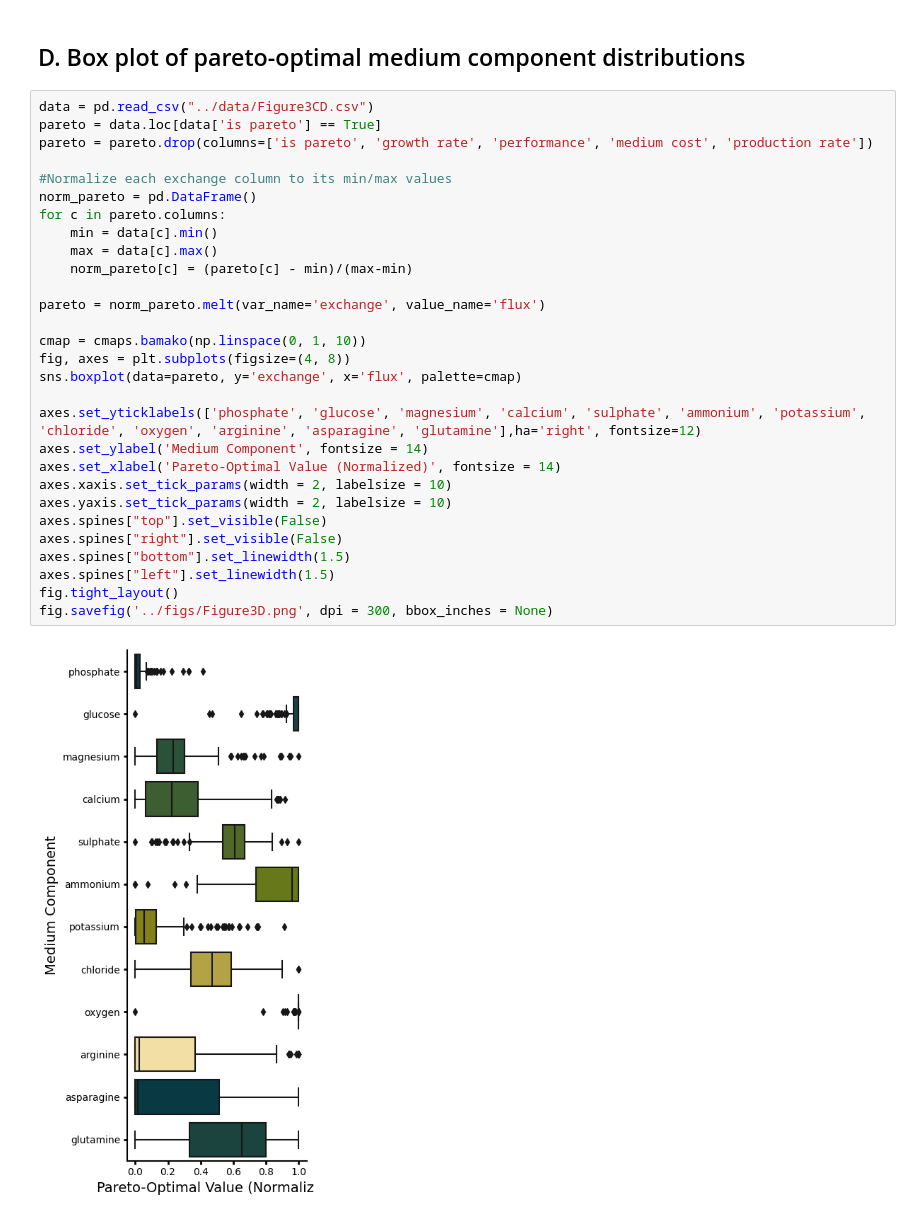
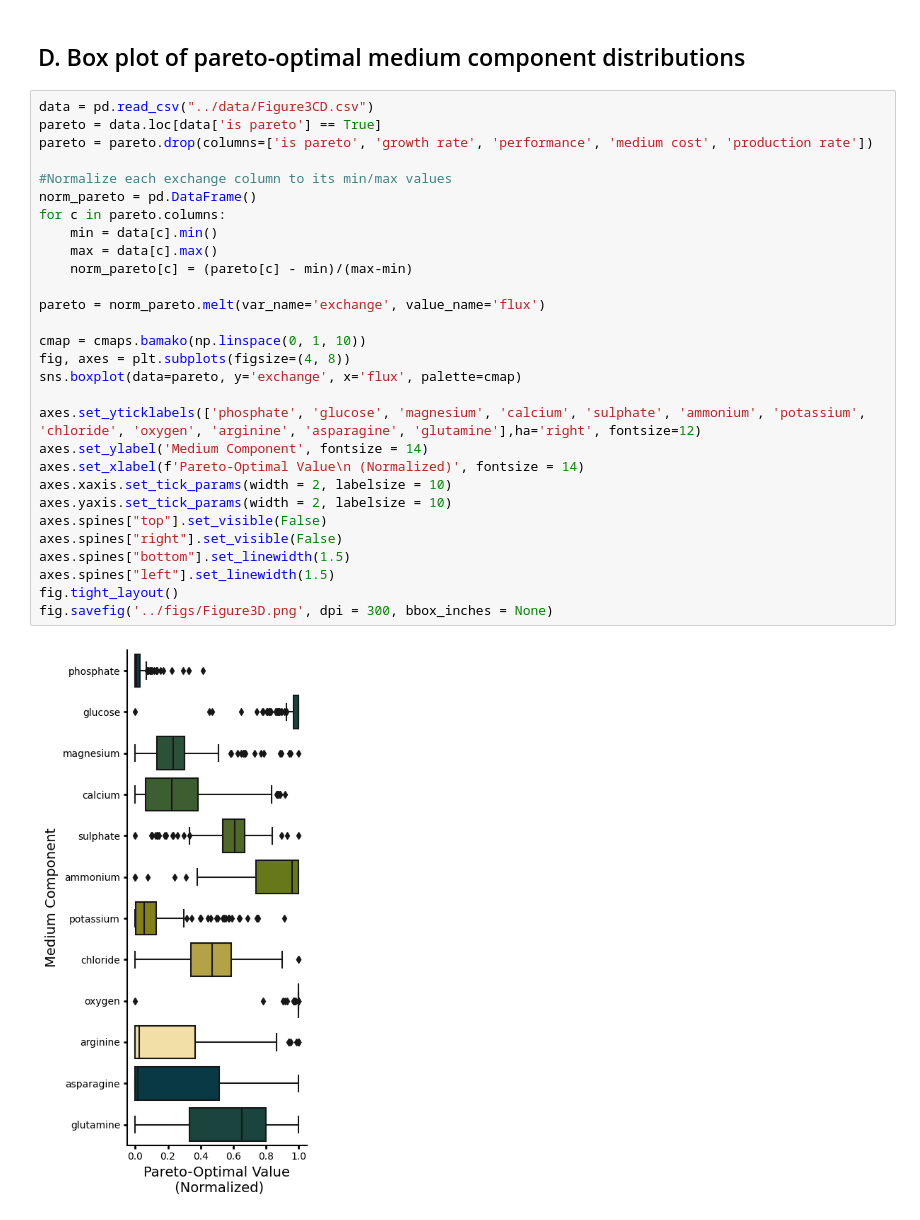
Before and after one commit to cjmerzbacher/mobo-medium-conditions, a Jupyter notebook: analysis/fig3.ipynb, the cells around one changed output. Drawn from its saved outputs; the diff is of its cells as text.

```diff
--- a/analysis/fig3.ipynb
+++ b/analysis/fig3.ipynb
@@ -187,31 +187,31 @@ fig.savefig('../figs/Figure3C.png', dpi = 300, bbox_inches = None)
 # %%
 data = pd.read_csv("../data/Figure3CD.csv")
 pareto = data.loc[data['is pareto'] == True]
 pareto = pareto.drop(columns=['is pareto', 'growth rate', 'performance', 'medium cost', 'production rate'])
 
 #Normalize each exchange column to its min/max values
 norm_pareto = pd.DataFrame()
 for c in pareto.columns:
     min = data[c].min()
     max = data[c].max()
     norm_pareto[c] = (pareto[c] - min)/(max-min)
 
 pareto = norm_pareto.melt(var_name='exchange', value_name='flux')
 
 cmap = cmaps.bamako(np.linspace(0, 1, 10))
 fig, axes = plt.subplots(figsize=(4, 8))
 sns.boxplot(data=pareto, y='exchange', x='flux', palette=cmap)
 
 axes.set_yticklabels(['phosphate', 'glucose', 'magnesium', 'calcium', 'sulphate', 'ammonium', 'potassium', 'chloride', 'oxygen', 'arginine', 'asparagine', 'glutamine'],ha='right', fontsize=12)
 axes.set_ylabel('Medium Component', fontsize = 14)
-axes.set_xlabel('Pareto-Optimal Value (Normalized)', fontsize = 14)
+axes.set_xlabel(f'Pareto-Optimal Value\n (Normalized)', fontsize = 14)
 axes.xaxis.set_tick_params(width = 2, labelsize = 10)
 axes.yaxis.set_tick_params(width = 2, labelsize = 10)
 axes.spines["top"].set_visible(False)
 axes.spines["right"].set_visible(False)
 axes.spines["bottom"].set_linewidth(1.5)
 axes.spines["left"].set_linewidth(1.5)
 fig.tight_layout()
 fig.savefig('../figs/Figure3D.png', dpi = 300, bbox_inches = None)
 # %% [output]
-[figure, old version]
+[figure, new version]
```
Also changed, not shown: 6 other files.
